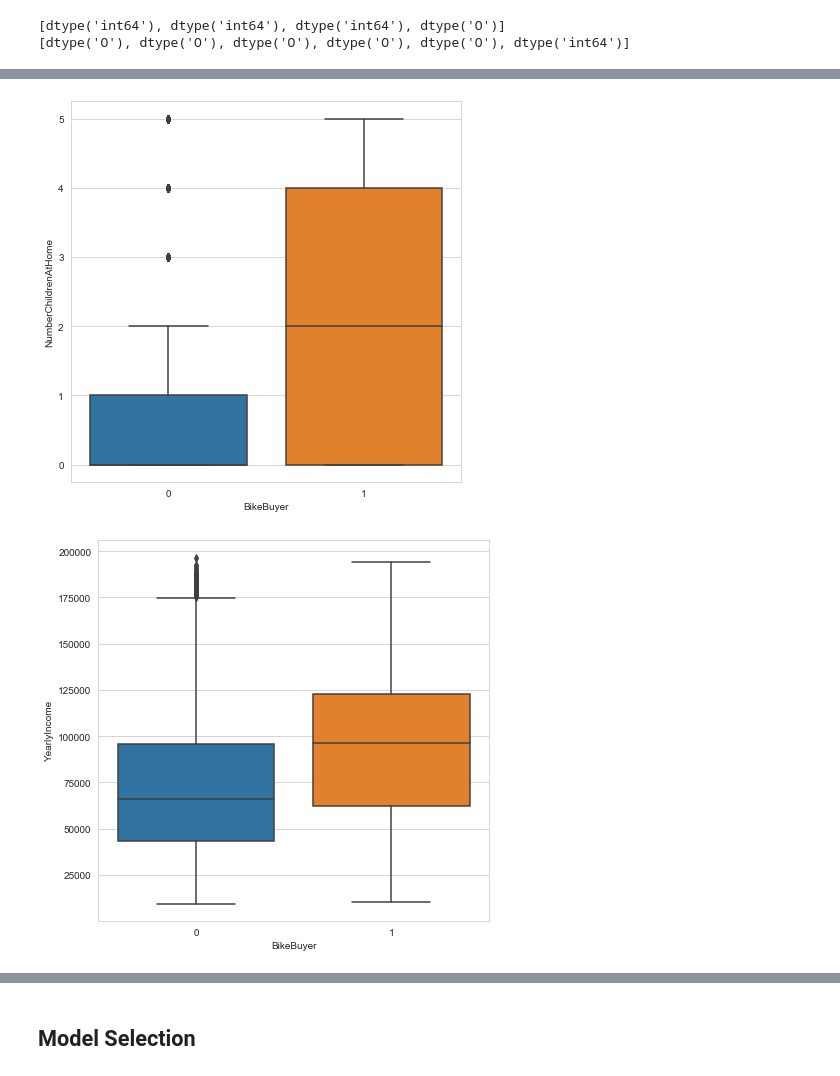
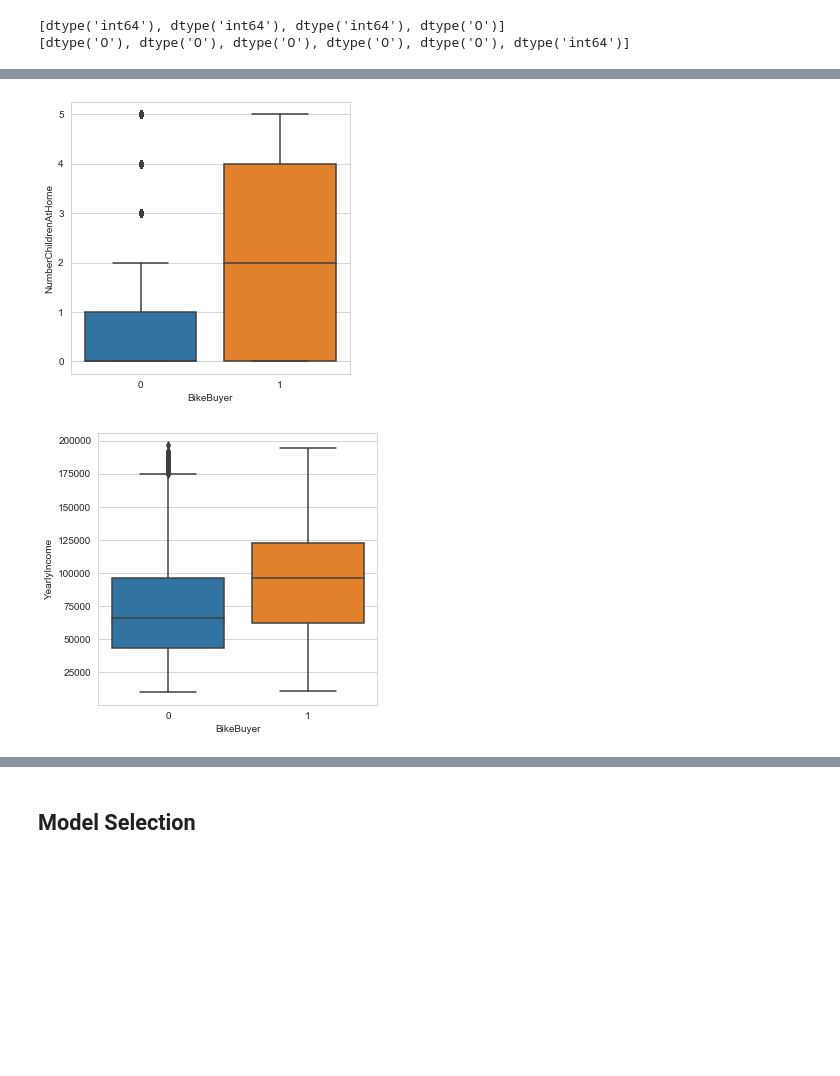
Before and after one commit to sejal129/bike-buyers, a Jupyter notebook: AWC_customer_analysis.ipynb, the cells around one changed output, grey strips where cells are left out. Drawn from its saved outputs; the diff is of its cells as text; code cells hidden in the pictures; blank space fills up the shorter version.

```diff
--- a/AWC_customer_analysis.ipynb
+++ b/AWC_customer_analysis.ipynb
@@ -225,7 +232,7 @@ print([df[x].dtype for x in cat_cols])
 # %%
 def plot_violin(credit, cols, col_x = 'BikeBuyer'):
     for col in cols:
-        fig= plt.figure(figsize=(7,7))
+        fig= plt.figure(figsize=(5,5))
         sns.set_style("whitegrid")
         fig=sns.boxplot(col_x,col, data=credit)
         plt.xlabel(col_x) # Set text for the x axis
@@ -238,2 +245,2 @@ plot_violin(df, num_cols)
-[figure, old version]
+[figure, new version]
-[figure, old version]
+[figure, new version]
```
Also changed, not shown: parts of 22 cells of this notebook.
